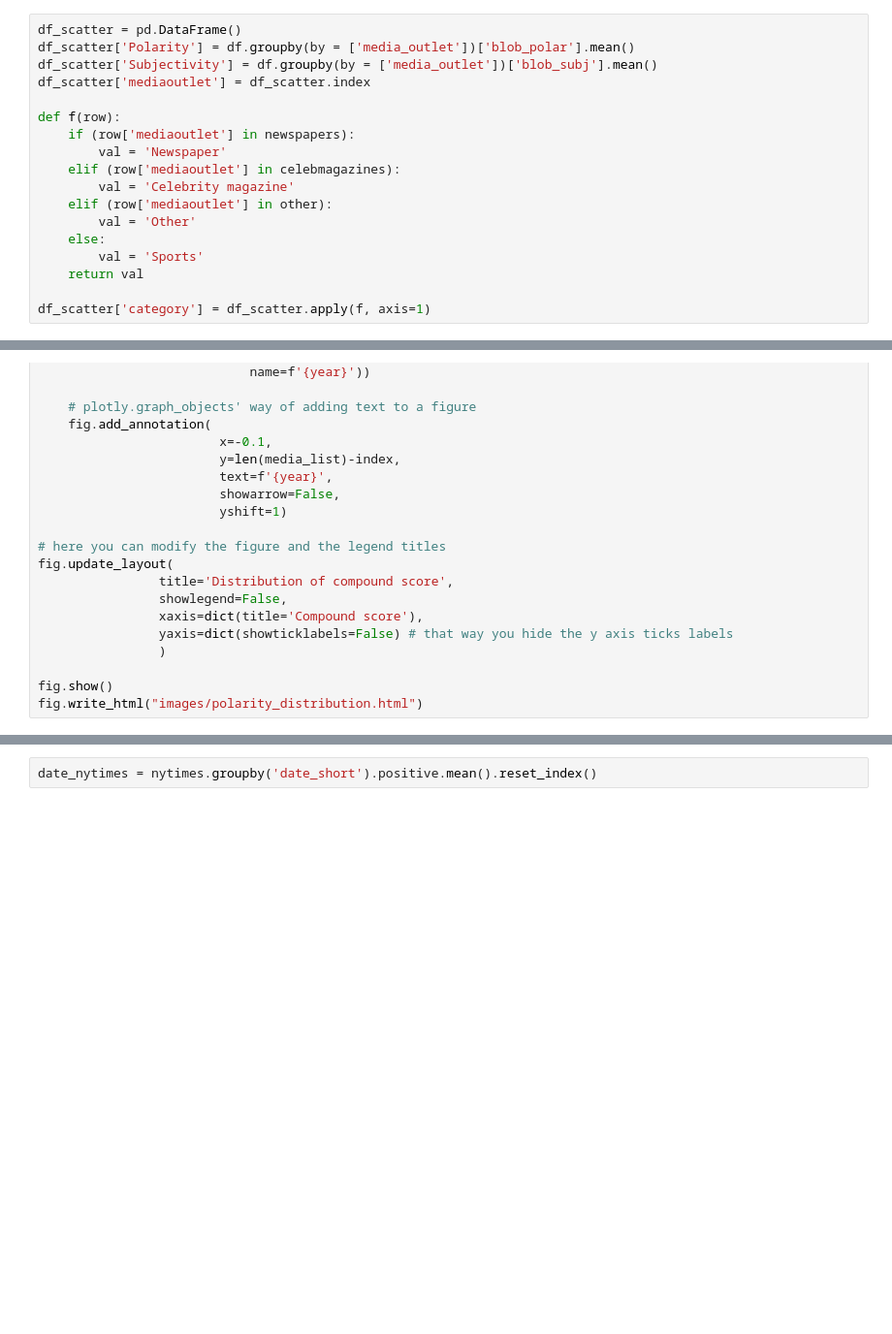
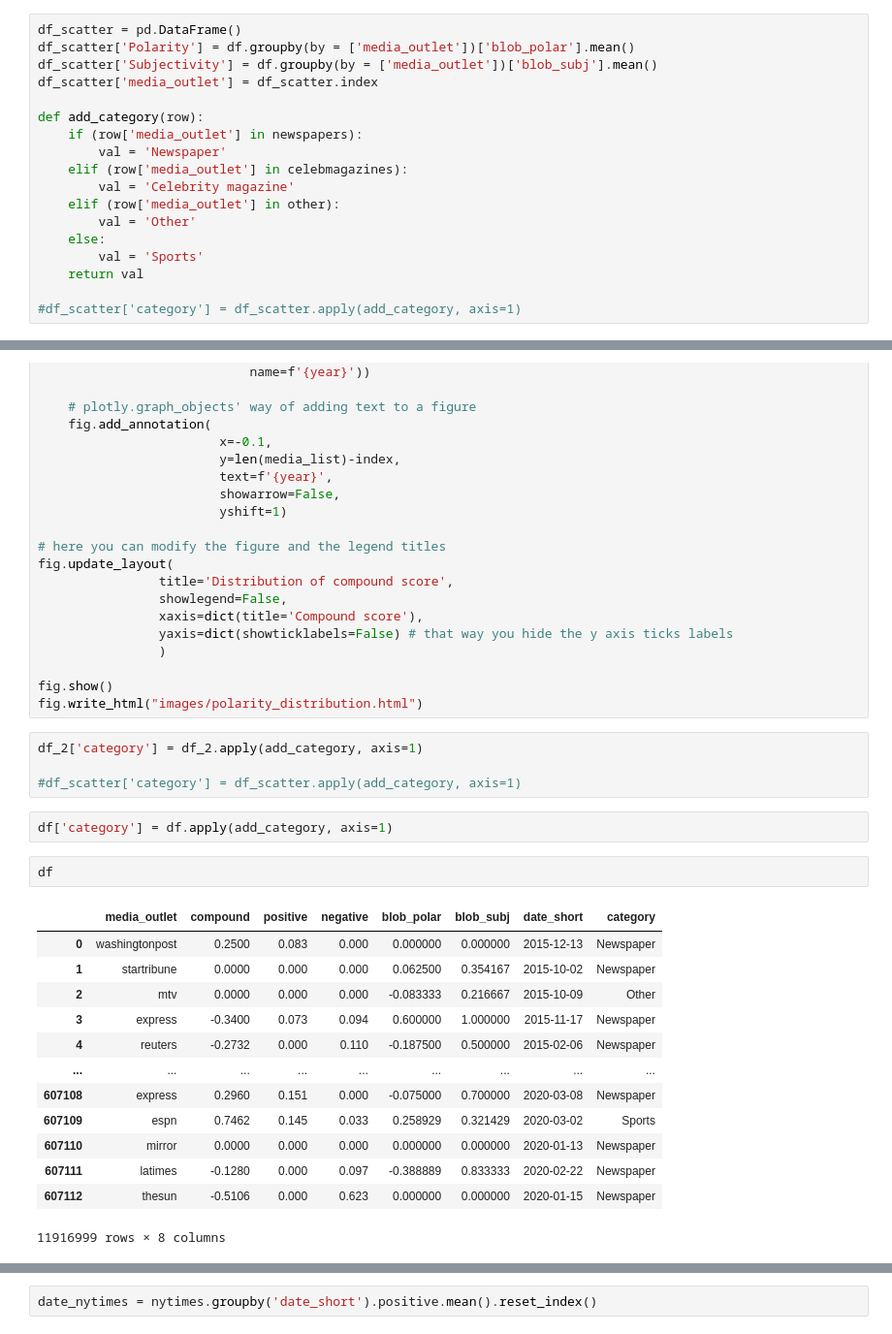
Before and after one commit to epfl-ada/ada-2021-project-gutta-boys, a Jupyter notebook: Media_analyses.ipynb, the cells around one changed output, grey strips where cells are left out. Shown at 97% size. Drawn from its saved outputs; the diff is of its cells as text; blank space fills up the shorter version.

```diff
--- a/Media_analyses.ipynb
+++ b/Media_analyses.ipynb
@@ -356,20 +356,20 @@ Text(0.5, 1.0, '')
 df_scatter = pd.DataFrame()
 df_scatter['Polarity'] = df.groupby(by = ['media_outlet'])['blob_polar'].mean()
 df_scatter['Subjectivity'] = df.groupby(by = ['media_outlet'])['blob_subj'].mean()
-df_scatter['mediaoutlet'] = df_scatter.index
+df_scatter['media_outlet'] = df_scatter.index
 
-def f(row):
-    if (row['mediaoutlet'] in newspapers):
+def add_category(row):
+    if (row['media_outlet'] in newspapers):
         val = 'Newspaper'
-    elif (row['mediaoutlet'] in celebmagazines):
+    elif (row['media_outlet'] in celebmagazines):
         val = 'Celebrity magazine'
-    elif (row['mediaoutlet'] in other):
+    elif (row['media_outlet'] in other):
         val = 'Other'
     else:
         val = 'Sports'
     return val
 
-df_scatter['category'] = df_scatter.apply(f, axis=1)
+#df_scatter['category'] = df_scatter.apply(add_category, axis=1)
 # %%
 fig = px.scatter(df_scatter, x='Polarity', y = 'Subjectivity', color='category', symbol="category", text='mediaoutlet')
 fig.update_layout(title = 'Average polarity and subjectivity per media outlet')
@@ -551,3 +551,25 @@ fig.update_layout(
 
 fig.show()
 fig.write_html("images/polarity_distribution.html")
+# %%
+df_2['category'] = df_2.apply(add_category, axis=1)
+
+#df_scatter['category'] = df_scatter.apply(add_category, axis=1)
+# %%
+df['category'] = df.apply(add_category, axis=1)
+# %%
+df
+# %% [output]
+|  | media_outlet | compound | positive | negative | blob_polar | blob_subj | date_short | category |
+| 0 | washingtonpost | 0.2500 | 0.083 | 0.000 | 0.000000 | 0.000000 | 2015-12-13 | Newspaper |
+| 1 | startribune | 0.0000 | 0.000 | 0.000 | 0.062500 | 0.354167 | 2015-10-02 | Newspaper |
+| 2 | mtv | 0.0000 | 0.000 | 0.000 | -0.083333 | 0.216667 | 2015-10-09 | Other |
+| 3 | express | -0.3400 | 0.073 | 0.094 | 0.600000 | 1.000000 | 2015-11-17 | Newspaper |
+| 4 | reuters | -0.2732 | 0.000 | 0.110 | -0.187500 | 0.500000 | 2015-02-06 | Newspaper |
+| ... | ... | ... | ... | ... | ... | ... | ... | ... |
+| 607108 | express | 0.2960 | 0.151 | 0.000 | -0.075000 | 0.700000 | 2020-03-08 | Newspaper |
+| 607109 | espn | 0.7462 | 0.145 | 0.033 | 0.258929 | 0.321429 | 2020-03-02 | Sports |
+| 607110 | mirror | 0.0000 | 0.000 | 0.000 | 0.000000 | 0.000000 | 2020-01-13 | Newspaper |
+| 607111 | latimes | -0.1280 | 0.000 | 0.097 | -0.388889 | 0.833333 | 2020-02-22 | Newspaper |
+| 607112 | thesun | -0.5106 | 0.000 | 0.623 | 0.000000 | 0.000000 | 2020-01-15 | Newspaper |
+11916999 rows × 8 columns
```
Also changed, not shown: parts of 5 cells of this notebook, 1 other file.
